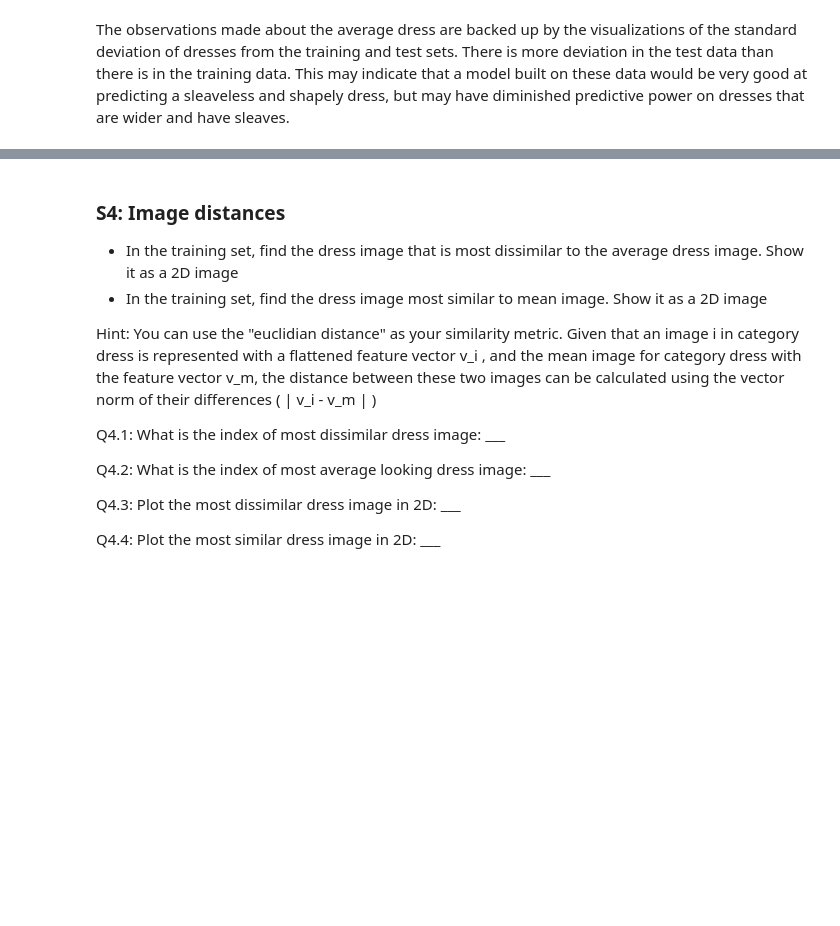
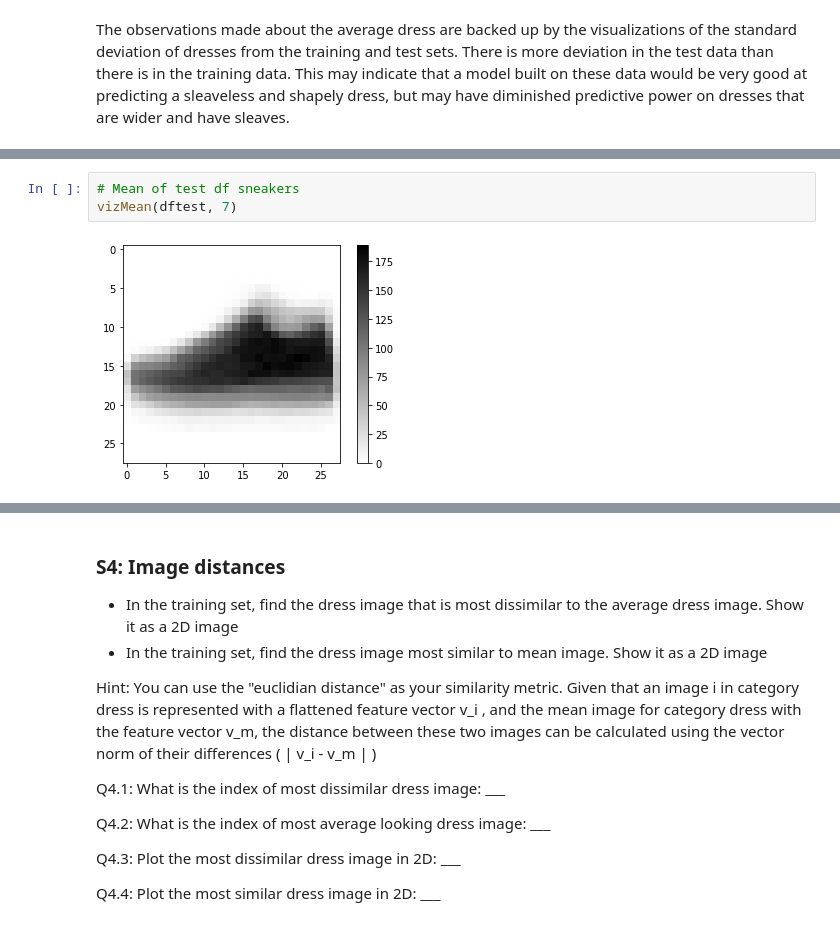
Before and after one commit to johnatawnclementawn/RemoteSensing_650_HW, a Jupyter notebook: HW1/MUSA650_Spring2022_HW1.ipynb, the cells around one changed output, grey strips where cells are left out. Drawn from its saved outputs; the diff is of its cells as text; blank space fills up the shorter version.

```diff
--- a/HW1/MUSA650_Spring2022_HW1.ipynb
+++ b/HW1/MUSA650_Spring2022_HW1.ipynb
@@ -140,0 +146,5 @@ The observations made about the average dress are backed up by the visualization
+# %%
+# Mean of test df sneakers
+vizMean(dftest, 7)
+# %% [output]
+[figure, added]
```
Also changed, not shown: parts of 3 cells of this notebook.
